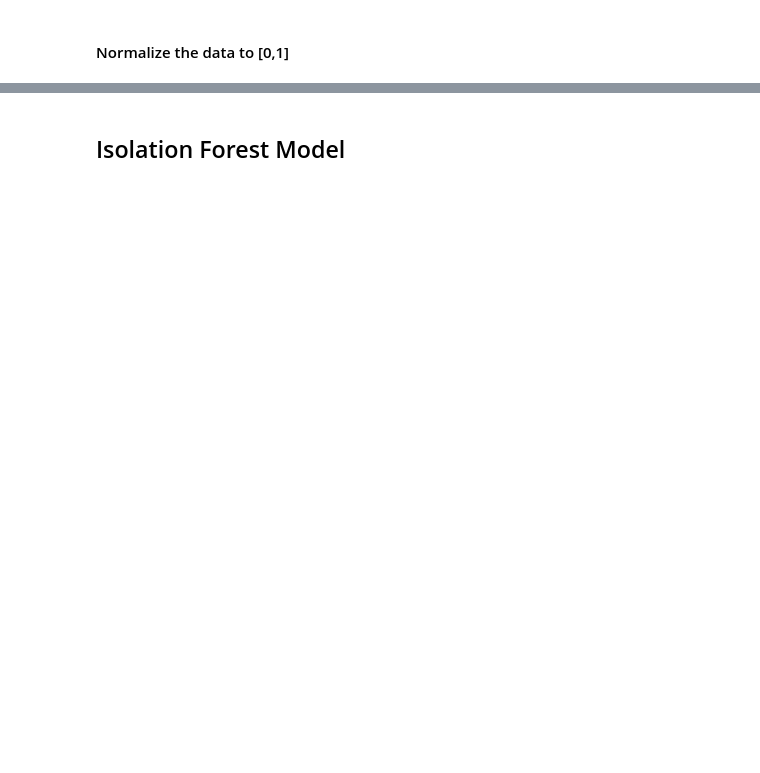
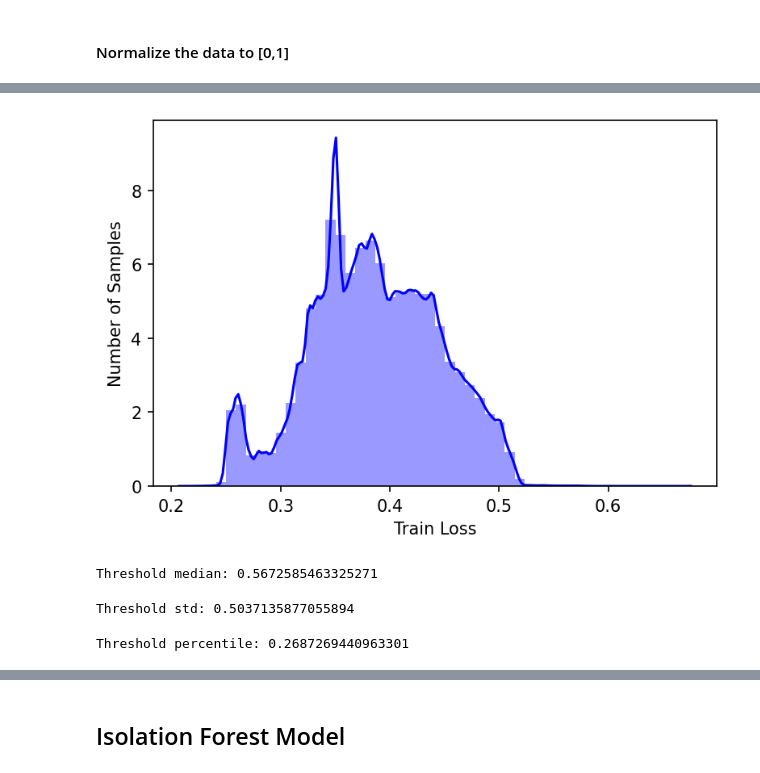
Before and after one commit to tosinosu/Anomaly_Detection, a Jupyter notebook: Network Anomaly Detection .ipynb, the cells around one changed output, grey strips where cells are left out. Saved outputs shown, nothing was run; the diff lists cells and outputs as text; code cells hidden in the pictures; blank space fills up the shorter version.

```diff
--- a/Network Anomaly Detection .ipynb
+++ b/Network Anomaly Detection .ipynb
@@ -600,0 +446,2 @@ byte_df.apply(row_to_test_image, index=index)"""
+# %%
+reconstructions_train = autoencoder.predict(combined_dataset_norm)
@@ -600,0 +450,39 @@ byte_df.apply(row_to_test_image, index=index)"""
+# %%
+train_loss = tf.keras.losses.binary_crossentropy(reconstructions_train, combined_dataset_norm)
+# %%
+# Plot the histogram using seaborn
+plt.subplots(dpi=150)
+
+dist_sns = sns.distplot(train_loss[None,:], color="b")
+
+plt.xlabel("Train Loss")
+plt.ylabel("Number of Samples")
+plt.savefig("sns_distri.png")
+# %% [output]
+[figure, added]
+# %%
+# Compute the median and MAD of the reconstruction error
+b = 1.4826
+median = np.median(train_loss)
+mad = b * np.median(np.abs(train_loss - median))
+
+# Set the threshold based on the median and MAD
+k = 3
+threshold_median = median + k * mad
+
+
+print("Threshold median:", threshold_median)
+# %% [output]
+Threshold median: 0.5672585463325271
+# %%
+threshold_std = np.mean(train_loss) + 2*(np.std(train_loss))
+print("Threshold std:", threshold_std)
+# %% [output]
+Threshold std: 0.5037135877055894
+# %%
+#Threshold using Percentile
+l_1, l_0  =  label.value_counts()
+threshold_perc =  (l_0/(l_1 + l_0))
+print("Threshold percentile:", threshold_perc)
+# %% [output]
+Threshold percentile: 0.2687269440963301
```
Also changed, not shown: parts of 148 cells of this notebook, 5 other files.
